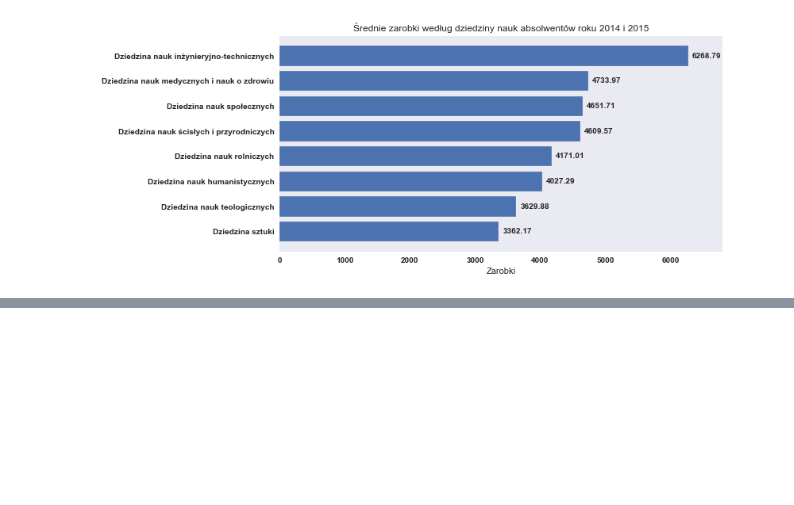
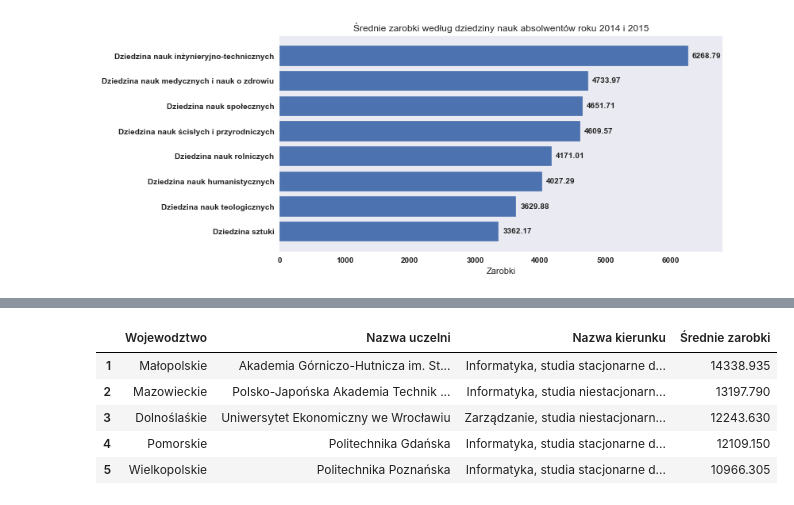
Before and after one commit to CptQuak/CasestudyGraduateEarnings, a Jupyter notebook: zadanie1.ipynb, the cells around one changed output, grey strips where cells are left out. Saved outputs shown, nothing was run; the diff lists cells and outputs as text; code cells hidden in the pictures; blank space fills up the shorter version.

Commit message:
Tab bestinwoj

```diff
--- a/zadanie1.ipynb
+++ b/zadanie1.ipynb
@@ -168,3 +170,21 @@ plt.show()
+# %%
+bestinwoj = data1.groupby(["P_WOJ"])["P_E_ZAR_P5"].transform(max)==data1['P_E_ZAR_P5']
+bestinwoj = data1[bestinwoj].sort_values("P_E_ZAR_P5",ascending=False).reset_index()
+bestinwoj.index+=1
+bestinwoj=bestinwoj.iloc[:,[6,1,3,8]].rename(columns={
+    "P_WOJ":"Wojewodztwo",
+    "P_NAZWA_UCZELNI":'Nazwa uczelni',
+    "P_NAZWA_KIERUNKU_PELNA":"Nazwa kierunku",
+    "P_E_ZAR_P5":"Średnie zarobki"})
+bestinwoj.to_excel("bestinwoj.xlsx")
+bestinwoj.head() #dla podgladu
+# %% [output]
+|  | Wojewodztwo | Nazwa uczelni | Nazwa kierunku | Średnie zarobki |
+| 1 | Małopolskie | Akademia Górniczo-Hutnicza im. St... | Informatyka, studia stacjonarne d... | 14338.935 |
+| 2 | Mazowieckie | Polsko-Japońska Akademia Technik ... | Informatyka, studia niestacjonarn... | 13197.790 |
+| 3 | Dolnoślaśkie | Uniwersytet Ekonomiczny we Wrocławiu | Zarządzanie, studia niestacjonarn... | 12243.630 |
+| 4 | Pomorskie | Politechnika Gdańska | Informatyka, studia stacjonarne d... | 12109.150 |
+| 5 | Wielkopolskie | Politechnika Poznańska | Informatyka, studia stacjonarne d... | 10966.305 |
 # %%
 # 10 najlepszych kierunkow ze wzgleud na srednie zarobki
 best10 = data1.sort_values(by="P_E_ZAR_P5",ascending=False).iloc[:10].reset_index()
```
Also changed, not shown: parts of 2 cells of this notebook, 2 other files.
